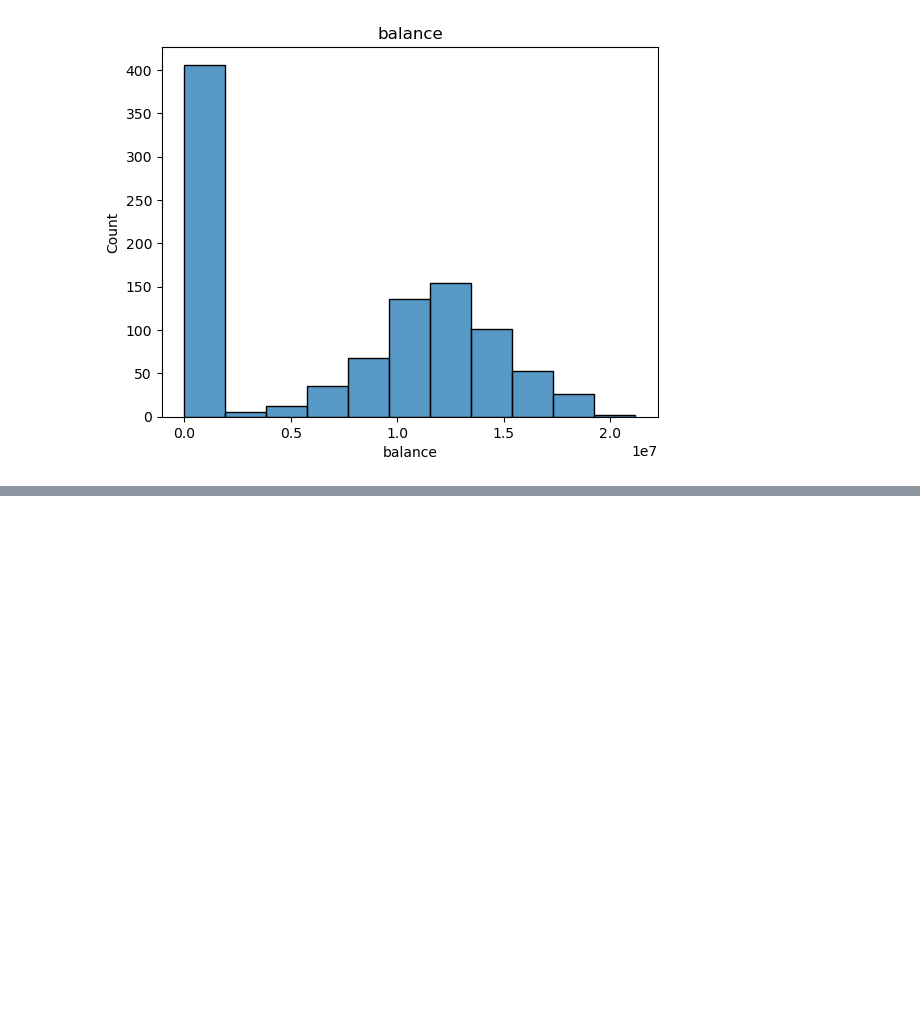
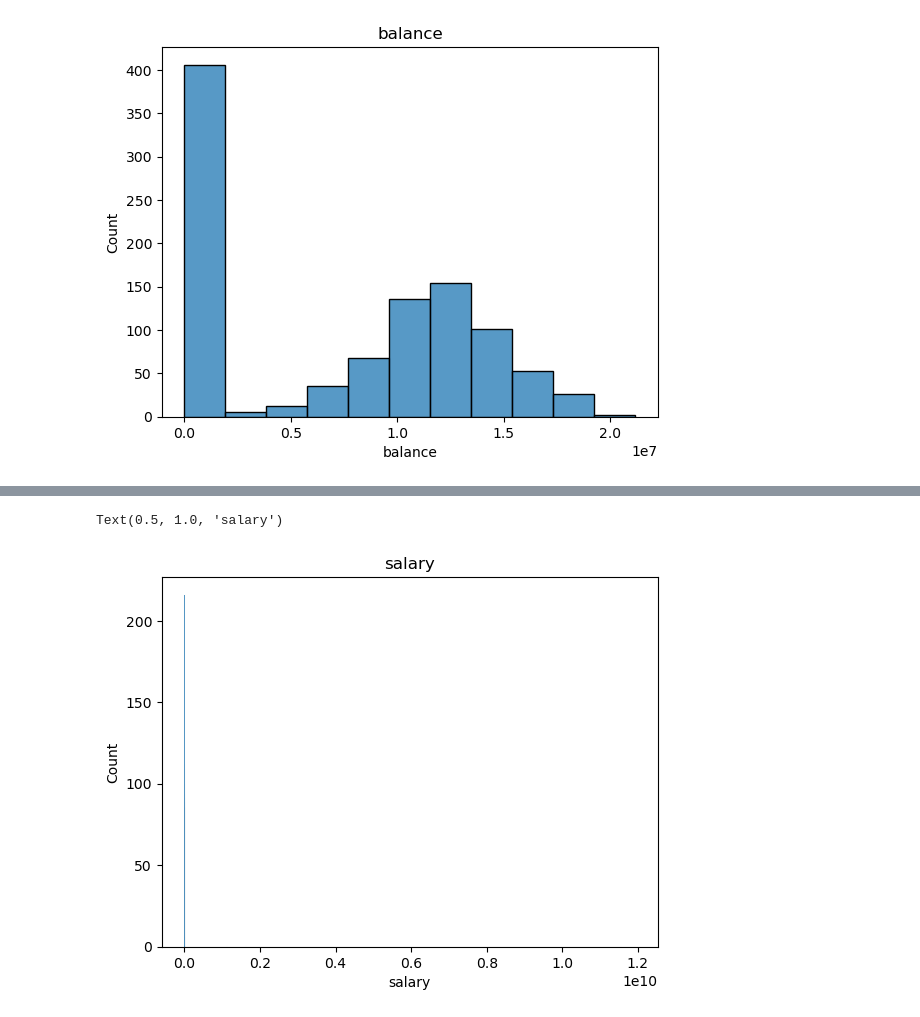
Before and after one commit to Lanpaiva/data-analysis, a Jupyter notebook: limpeza-processamento.ipynb, the cells around one changed output, grey strips where cells are left out. Drawn from its saved outputs; the diff is of its cells as text; code cells hidden in the pictures; blank space fills up the shorter version.

```diff
--- a/limpeza-processamento.ipynb
+++ b/limpeza-processamento.ipynb
@@ -138,0 +156,5 @@ Text(0.5, 1.0, 'balance')
+# %%
+sea.histplot(dataset['salary']).set_title('salary')
+# %% [output]
+Text(0.5, 1.0, 'salary')
+[figure, added]
```
Also changed, not shown: parts of 9 cells of this notebook.
